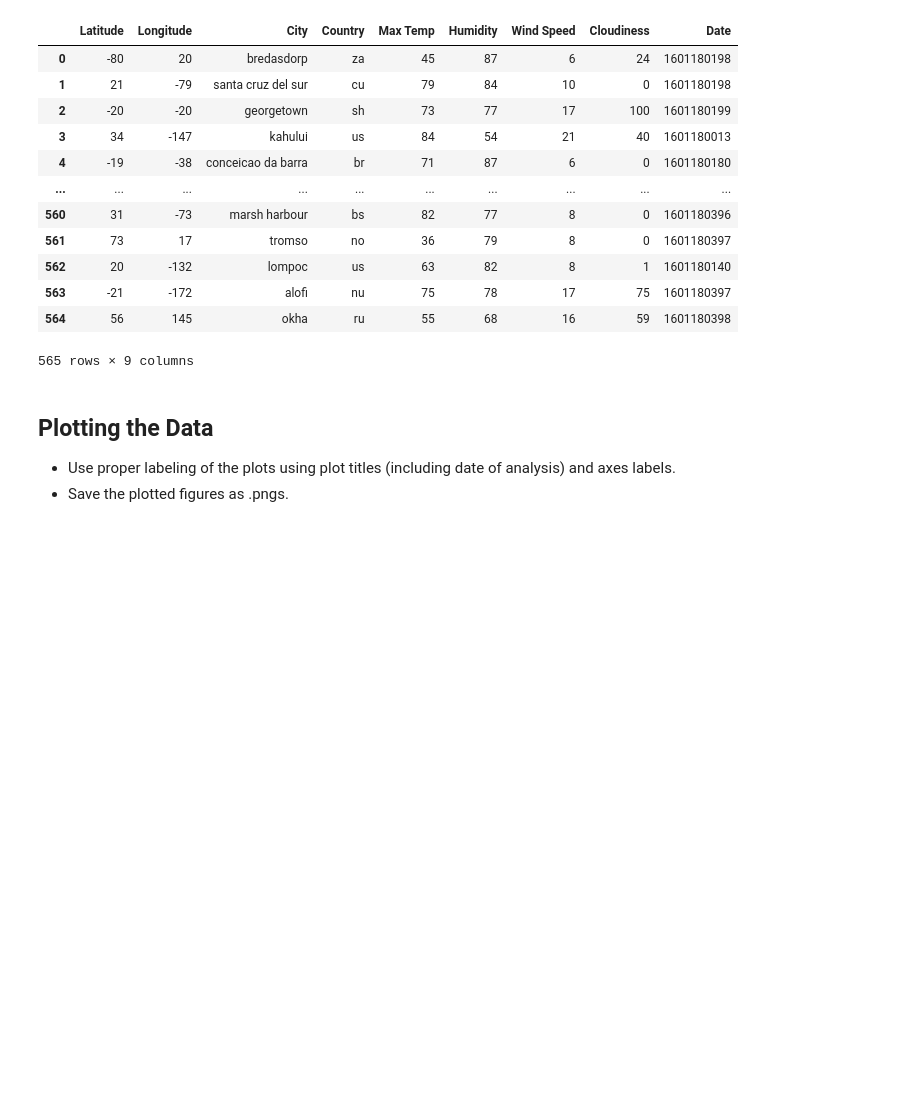
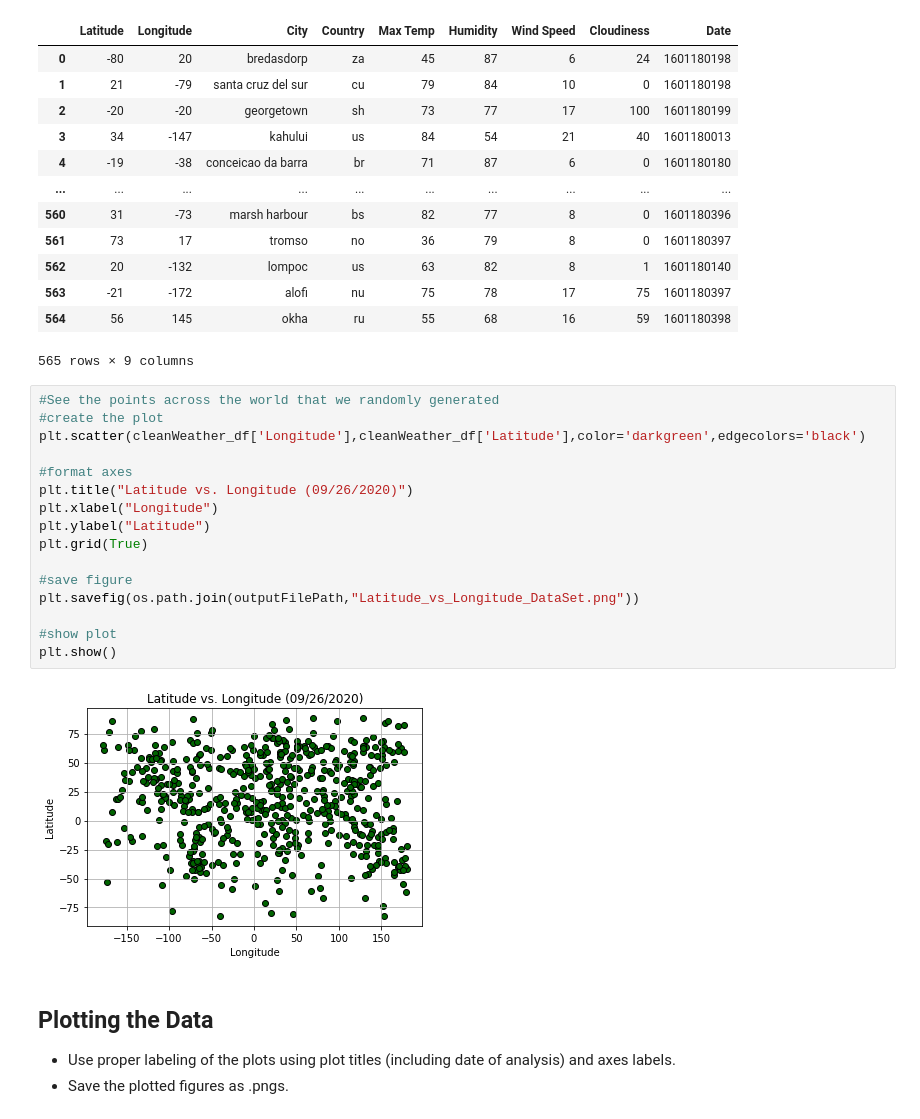
Before and after one commit to meielerol/API-challenge, a Jupyter notebook: WeatherPy.ipynb, the cells around one changed output. Saved outputs shown, nothing was run; the diff lists cells and outputs as text; blank space fills up the shorter version.

```diff
--- a/WeatherPy.ipynb
+++ b/WeatherPy.ipynb
@@ -232,6 +232,24 @@ cleanWeather_df
 | 563 | -21 | -172 | alofi | nu | 75 | 78 | 17 | 75 | 1601180397 |
 | 564 | 56 | 145 | okha | ru | 55 | 68 | 16 | 59 | 1601180398 |
 565 rows × 9 columns
+# %%
+#See the points across the world that we randomly generated
+#create the plot
+plt.scatter(cleanWeather_df['Longitude'],cleanWeather_df['Latitude'],color='darkgreen',edgecolors='black')
+
+#format axes
+plt.title("Latitude vs. Longitude (09/26/2020)")
+plt.xlabel("Longitude")
+plt.ylabel("Latitude")
+plt.grid(True)
+
+#save figure
+plt.savefig(os.path.join(outputFilePath,"Latitude_vs_Longitude_DataSet.png"))
+
+#show plot
+plt.show()
+# %% [output]
+[figure, added]
 # %% [markdown]
 ## Plotting the Data
 * Use proper labeling of the plots using plot titles (including date of analysis) and axes labels.
```
Also changed, not shown: parts of 12 cells of this notebook.
